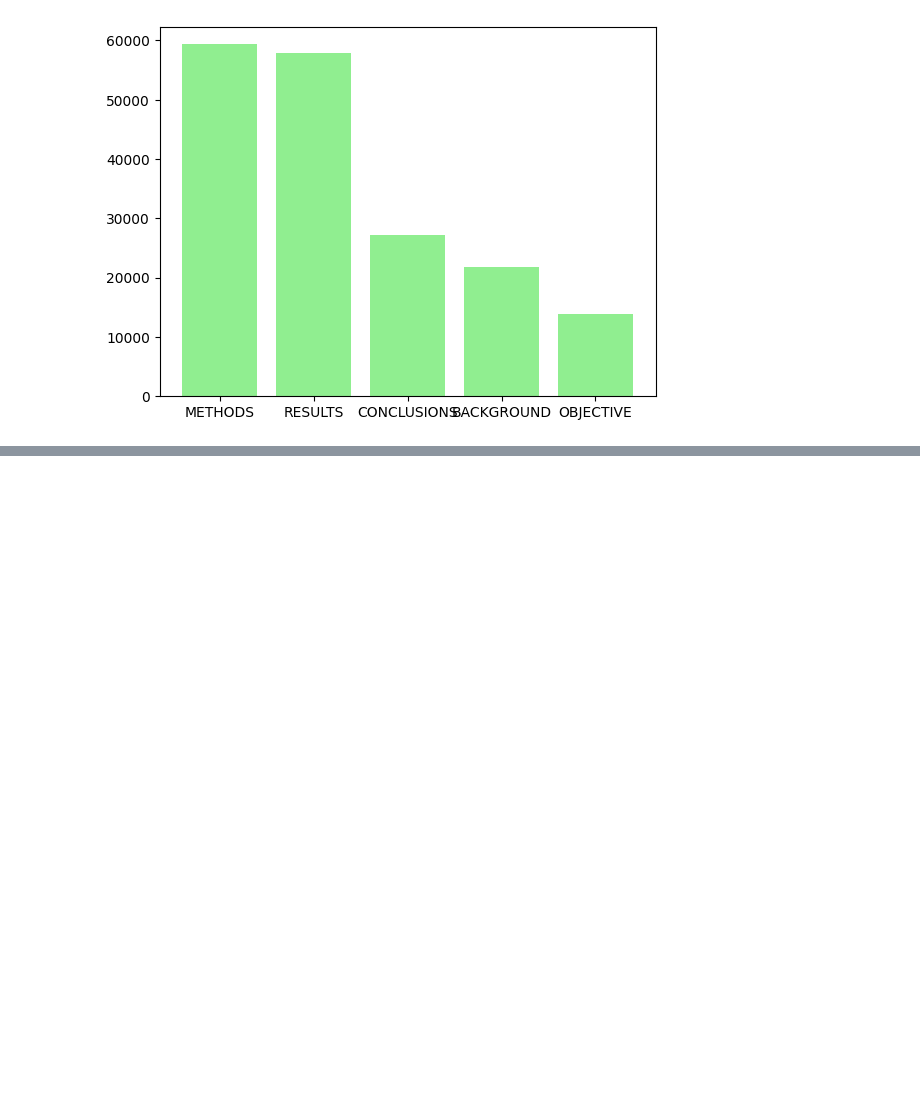
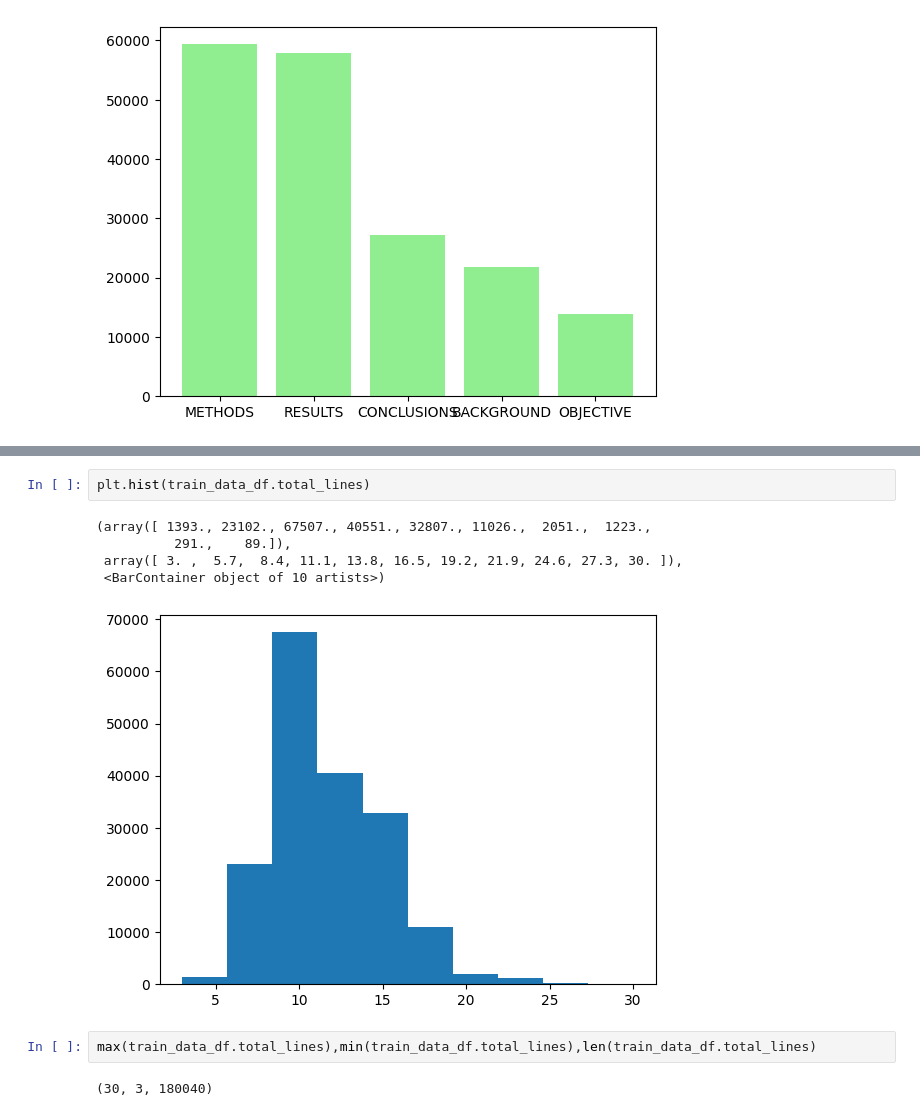
Before and after one commit to mogesTesema/Machine-Learning-Mastery-With-TensorFlow, a Jupyter notebook: NLP/SkimLit milestone project.ipynb, the cells around one changed output, grey strips where cells are left out. Saved outputs shown, nothing was run; the diff lists cells and outputs as text; blank space fills up the shorter version.

```diff
--- a/NLP/SkimLit milestone project.ipynb
+++ b/NLP/SkimLit milestone project.ipynb
@@ -191,0 +194,12 @@ plt.bar(target_values.index,target_values.values,color="lightgreen")
+# %%
+plt.hist(train_data_df.total_lines)
+# %% [output]
+(array([ 1393., 23102., 67507., 40551., 32807., 11026.,  2051.,  1223.,
+          291.,    89.]),
+ array([ 3. ,  5.7,  8.4, 11.1, 13.8, 16.5, 19.2, 21.9, 24.6, 27.3, 30. ]),
+ <BarContainer object of 10 artists>)
+[figure, added]
+# %%
+max(train_data_df.total_lines),min(train_data_df.total_lines),len(train_data_df.total_lines)
+# %% [output]
+(30, 3, 180040)
```
Also changed, not shown: parts of 2 cells of this notebook.
